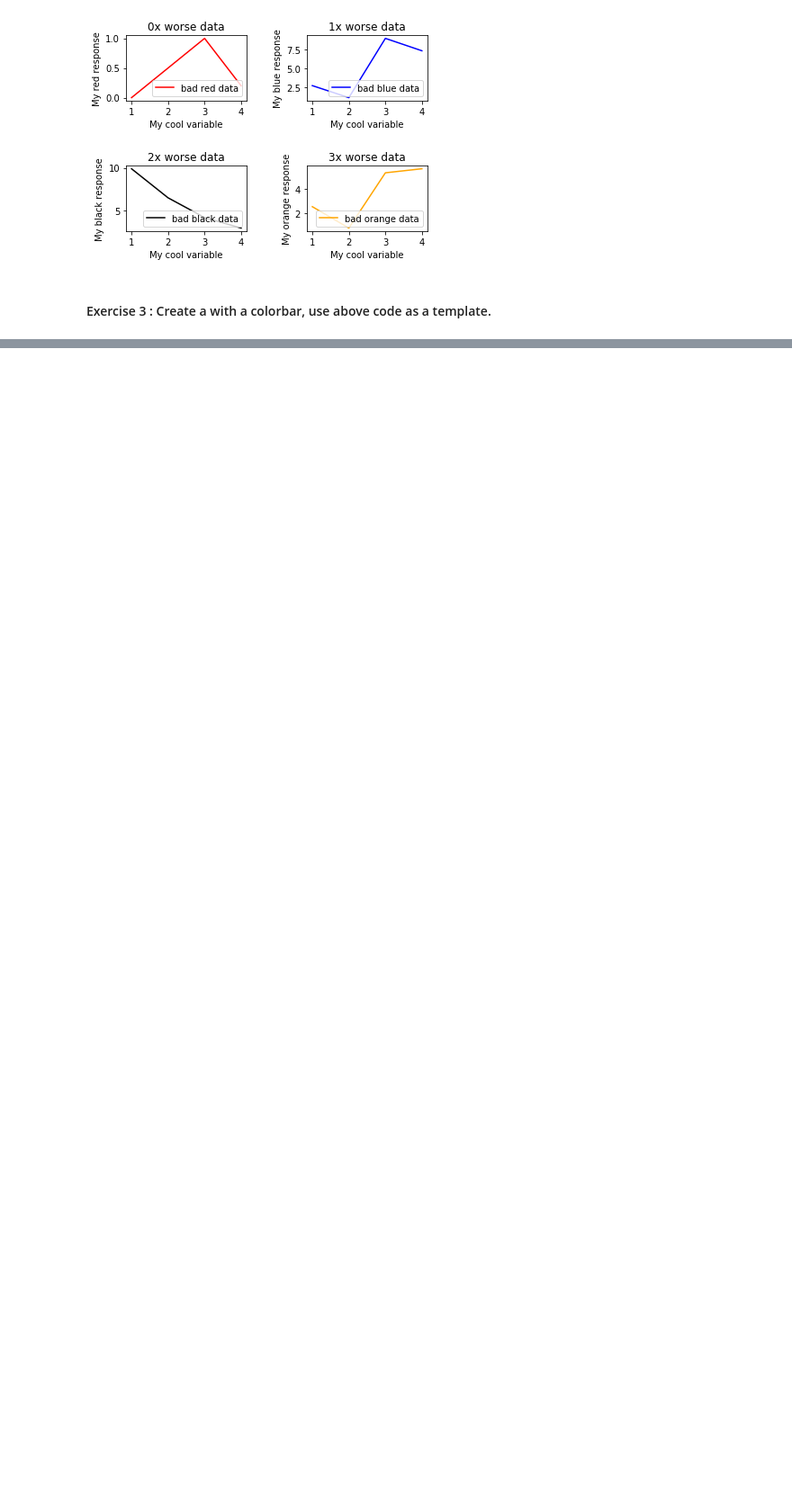
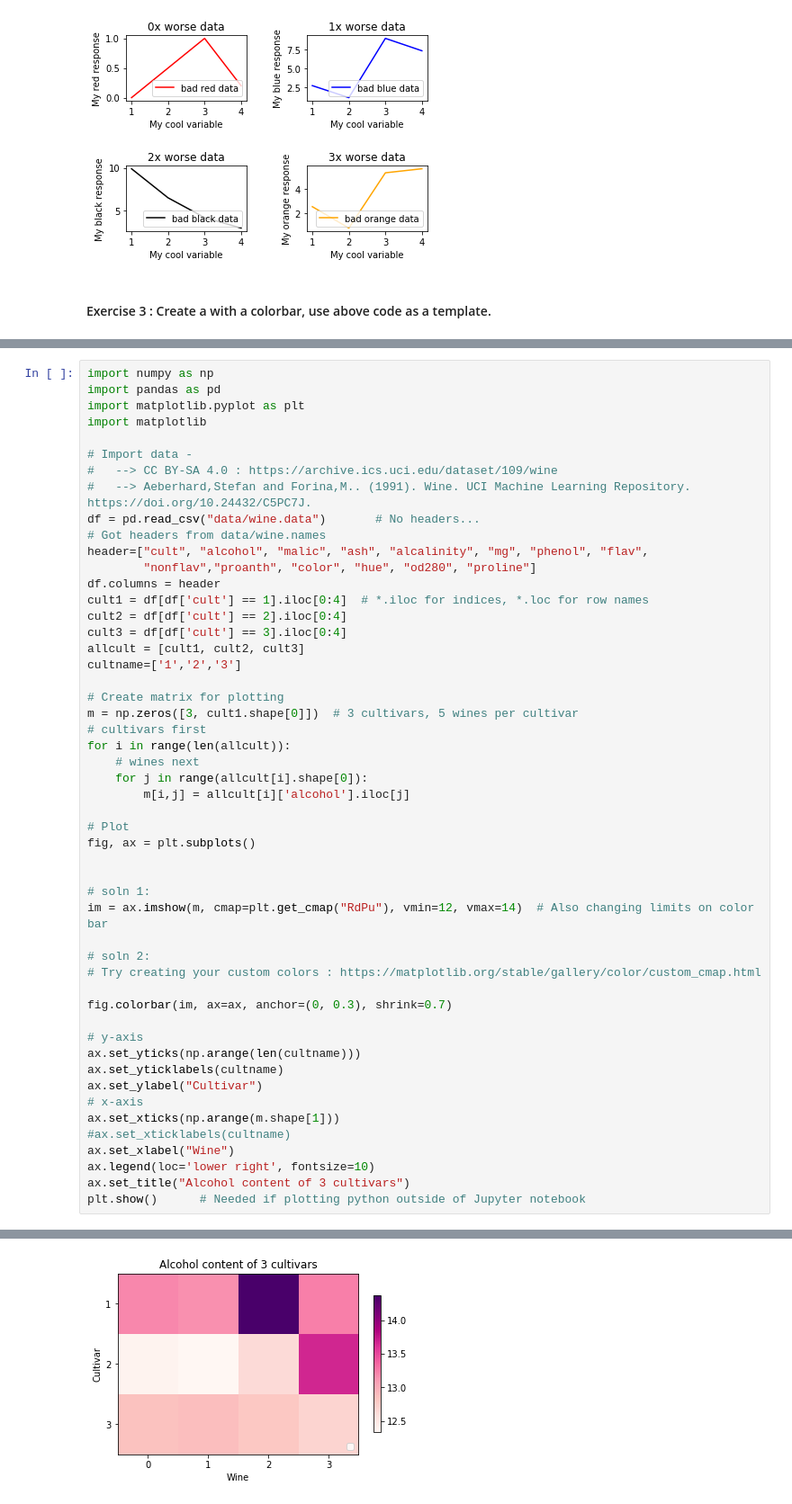
Before and after one commit to MVesuviusC/python_intro_2024, a Jupyter notebook: Thursday/Plotting_Solutions.ipynb, the cells around one changed output, grey strips where cells are left out. Shown at 90% size. Saved outputs shown, nothing was run; the diff lists cells and outputs as text; blank space fills up the shorter version.

```diff
--- a/Thursday/Plotting_Solutions.ipynb
+++ b/Thursday/Plotting_Solutions.ipynb
@@ -109,0 +116,52 @@ plt.show()      # Needed if plotting python outside of Jupyter notebook
+# %%
+import numpy as np
+import pandas as pd
+import matplotlib.pyplot as plt
+import matplotlib
+
+# Import data -
+#   --> CC BY-SA 4.0 : https://archive.ics.uci.edu/dataset/109/wine
+#   --> Aeberhard,Stefan and Forina,M.. (1991). Wine. UCI Machine Learning Repository. https://doi.org/10.24432/C5PC7J.
+df = pd.read_csv("data/wine.data")       # No headers...
+# Got headers from data/wine.names
+header=["cult", "alcohol", "malic", "ash", "alcalinity", "mg", "phenol", "flav",
+        "nonflav","proanth", "color", "hue", "od280", "proline"]
+df.columns = header
+cult1 = df[df['cult'] == 1].iloc[0:4]  # *.iloc for indices, *.loc for row names
+cult2 = df[df['cult'] == 2].iloc[0:4]
+cult3 = df[df['cult'] == 3].iloc[0:4]
+allcult = [cult1, cult2, cult3]
+cultname=['1','2','3']
+
+# Create matrix for plotting
+m = np.zeros([3, cult1.shape[0]])  # 3 cultivars, 5 wines per cultivar
+# cultivars first
+for i in range(len(allcult)):
+    # wines next
+    for j in range(allcult[i].shape[0]):
+        m[i,j] = allcult[i]['alcohol'].iloc[j]
+
+# Plot
+fig, ax = plt.subplots()
+
+
+# soln 1:
+im = ax.imshow(m, cmap=plt.get_cmap("RdPu"), vmin=12, vmax=14)  # Also changing limits on color bar
+
+# soln 2:
+# Try creating your custom colors : https://matplotlib.org/stable/gallery/color/custom_cmap.html
+
+fig.colorbar(im, ax=ax, anchor=(0, 0.3), shrink=0.7)
+
+# y-axis
+ax.set_yticks(np.arange(len(cultname)))
+ax.set_yticklabels(cultname)
+ax.set_ylabel("Cultivar")
+# x-axis
+ax.set_xticks(np.arange(m.shape[1]))
+#ax.set_xticklabels(cultname)
+ax.set_xlabel("Wine")
+ax.legend(loc='lower right', fontsize=10)
+ax.set_title("Alcohol content of 3 cultivars")
+plt.show()      # Needed if plotting python outside of Jupyter notebook
+# %% [output]
@@ -109,0 +170 @@ plt.show()      # Needed if plotting python outside of Jupyter notebook
+[figure, added]
```
Also changed, not shown: parts of 3 cells of this notebook, 8 other files.
